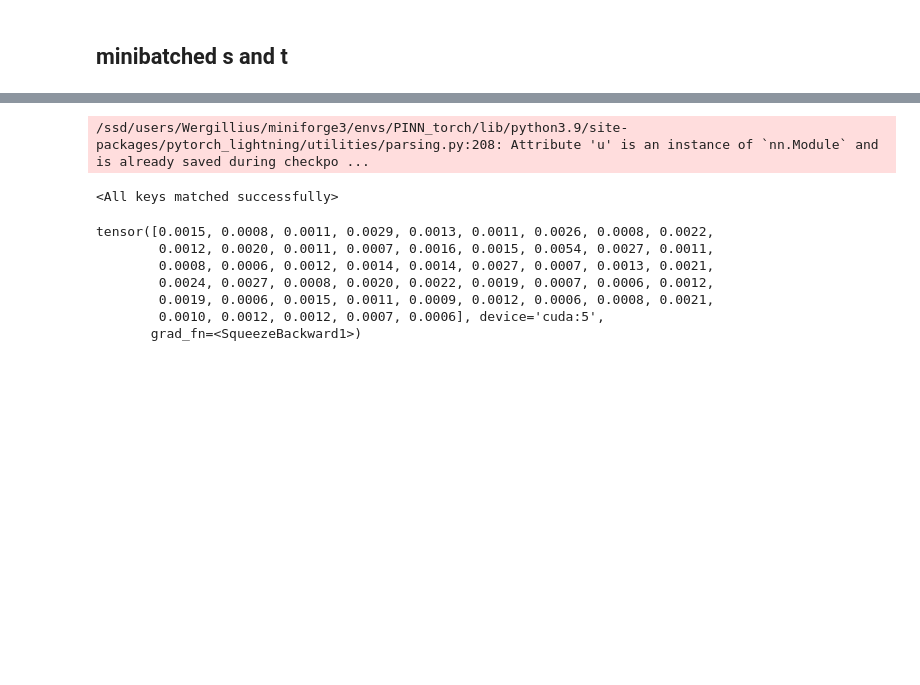
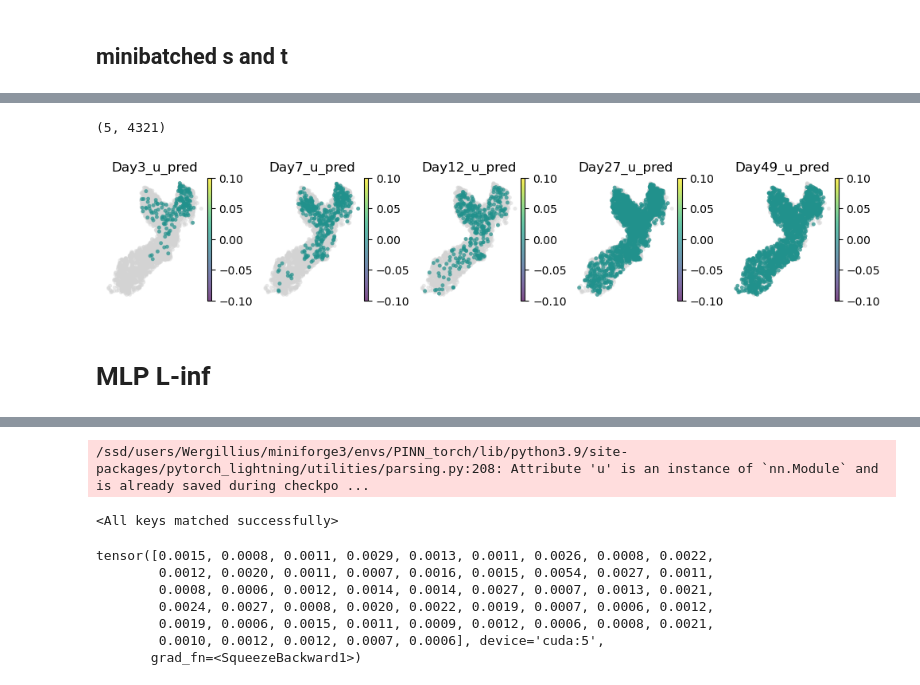
Before and after one commit to oZwZo/PINN_dynamics, a Jupyter notebook: Explore_Notebook/5.trajectory_independent/5-2.MLP_PINN_models.ipynb, the cells around one changed output, grey strips where cells are left out. Cells and saved outputs as stored; diff of their text form; code cells hidden in the pictures; blank space fills up the shorter version.

```diff
--- a/Explore_Notebook/5.trajectory_independent/5-2.MLP_PINN_models.ipynb
+++ b/Explore_Notebook/5.trajectory_independent/5-2.MLP_PINN_models.ipynb
@@ -257,0 +266,5 @@ t_v5 = torch.tensor([[0.6385],
+# %%
+model_L2 = PINN.models.MLP_woD_L2.load_from_checkpoint(
+    "logs/ery_mk-DM_EigenVectors_multiBnch/MLP_woD_L2/lightning_logs/version_0/checkpoints/epoch=296-total_loss=0.00715787.ckpt"
+)
+model_L2.to(device);
@@ -257,0 +273,8 @@ t_v5 = torch.tensor([[0.6385],
+# %%
+# let's
+pred_vis(model_L2, device=device)
+# %% [output]
+(5, 4321)
+[figure, added]
+# %% [markdown]
+# MLP L-inf
```
Also changed, not shown: parts of 34 cells of this notebook, 9 other files.
